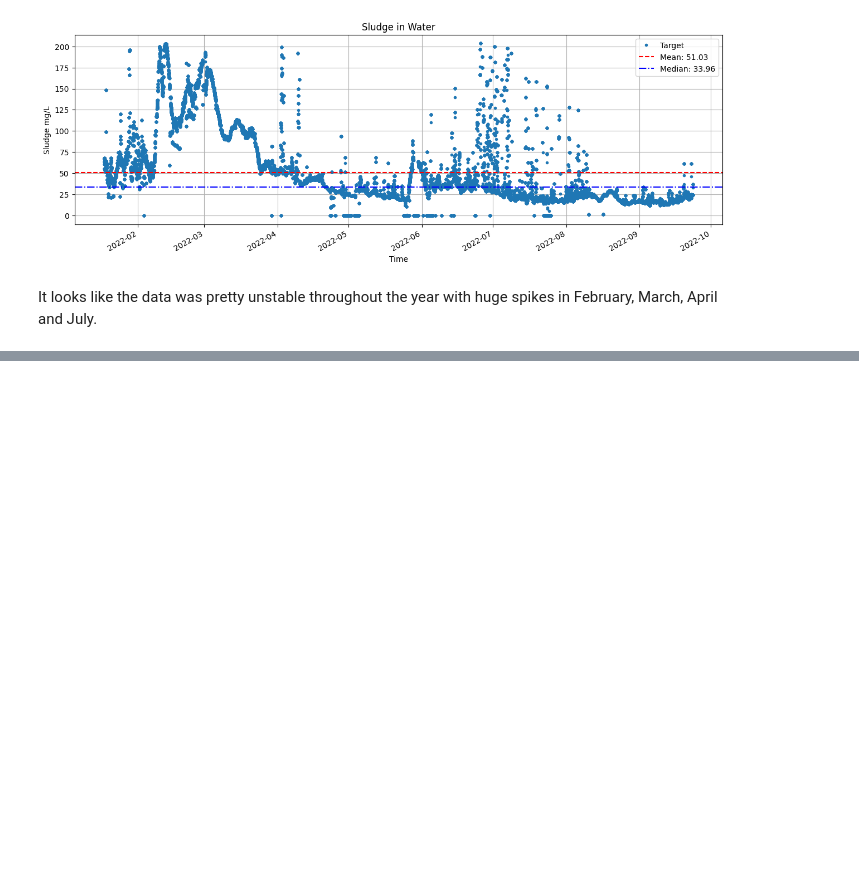
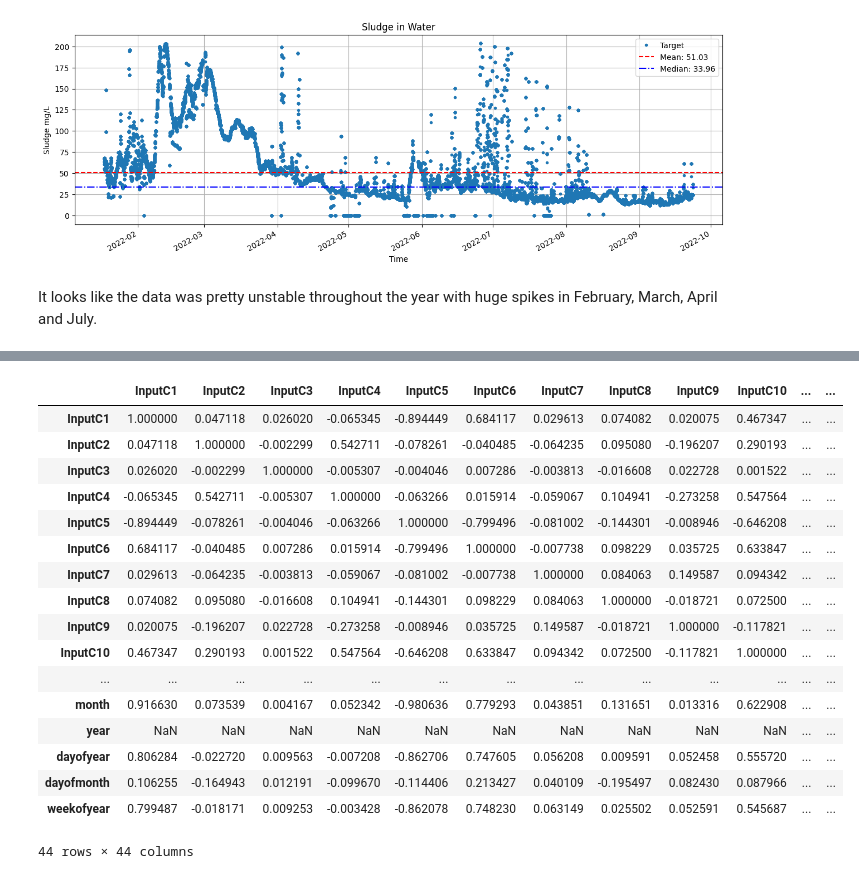
Before and after one commit to fibleep/sludge-water-plant, a Jupyter notebook: water_plants.ipynb, the cells around one changed output, grey strips where cells are left out. Cells and saved outputs as stored; diff of their text form; code cells hidden in the pictures; blank space fills up the shorter version.

```diff
--- a/water_plants.ipynb
+++ b/water_plants.ipynb
@@ -171,0 +262,21 @@ It looks like the data was pretty unstable throughout the year with huge spikes
+# %%
+spring_anomalies.corr()
+# %% [output]
+|  | InputC1 | InputC2 | InputC3 | InputC4 | InputC5 | InputC6 | InputC7 | InputC8 | InputC9 | InputC10 | ... | ... |
+| InputC1 | 1.000000 | 0.047118 | 0.026020 | -0.065345 | -0.894449 | 0.684117 | 0.029613 | 0.074082 | 0.020075 | 0.467347 | ... | ... |
+| InputC2 | 0.047118 | 1.000000 | -0.002299 | 0.542711 | -0.078261 | -0.040485 | -0.064235 | 0.095080 | -0.196207 | 0.290193 | ... | ... |
+| InputC3 | 0.026020 | -0.002299 | 1.000000 | -0.005307 | -0.004046 | 0.007286 | -0.003813 | -0.016608 | 0.022728 | 0.001522 | ... | ... |
+| InputC4 | -0.065345 | 0.542711 | -0.005307 | 1.000000 | -0.063266 | 0.015914 | -0.059067 | 0.104941 | -0.273258 | 0.547564 | ... | ... |
+| InputC5 | -0.894449 | -0.078261 | -0.004046 | -0.063266 | 1.000000 | -0.799496 | -0.081002 | -0.144301 | -0.008946 | -0.646208 | ... | ... |
+| InputC6 | 0.684117 | -0.040485 | 0.007286 | 0.015914 | -0.799496 | 1.000000 | -0.007738 | 0.098229 | 0.035725 | 0.633847 | ... | ... |
+| InputC7 | 0.029613 | -0.064235 | -0.003813 | -0.059067 | -0.081002 | -0.007738 | 1.000000 | 0.084063 | 0.149587 | 0.094342 | ... | ... |
+| InputC8 | 0.074082 | 0.095080 | -0.016608 | 0.104941 | -0.144301 | 0.098229 | 0.084063 | 1.000000 | -0.018721 | 0.072500 | ... | ... |
+| InputC9 | 0.020075 | -0.196207 | 0.022728 | -0.273258 | -0.008946 | 0.035725 | 0.149587 | -0.018721 | 1.000000 | -0.117821 | ... | ... |
+| InputC10 | 0.467347 | 0.290193 | 0.001522 | 0.547564 | -0.646208 | 0.633847 | 0.094342 | 0.072500 | -0.117821 | 1.000000 | ... | ... |
+| ... | ... | ... | ... | ... | ... | ... | ... | ... | ... | ... | ... | ... |
+| month | 0.916630 | 0.073539 | 0.004167 | 0.052342 | -0.980636 | 0.779293 | 0.043851 | 0.131651 | 0.013316 | 0.622908 | ... | ... |
+| year | NaN | NaN | NaN | NaN | NaN | NaN | NaN | NaN | NaN | NaN | ... | ... |
+| dayofyear | 0.806284 | -0.022720 | 0.009563 | -0.007208 | -0.862706 | 0.747605 | 0.056208 | 0.009591 | 0.052458 | 0.555720 | ... | ... |
+| dayofmonth | 0.106255 | -0.164943 | 0.012191 | -0.099670 | -0.114406 | 0.213427 | 0.040109 | -0.195497 | 0.082430 | 0.087966 | ... | ... |
+| weekofyear | 0.799487 | -0.018171 | 0.009253 | -0.003428 | -0.862078 | 0.748230 | 0.063149 | 0.025502 | 0.052591 | 0.545687 | ... | ... |
+44 rows × 44 columns
```
Also changed, not shown: parts of 12 cells of this notebook.
